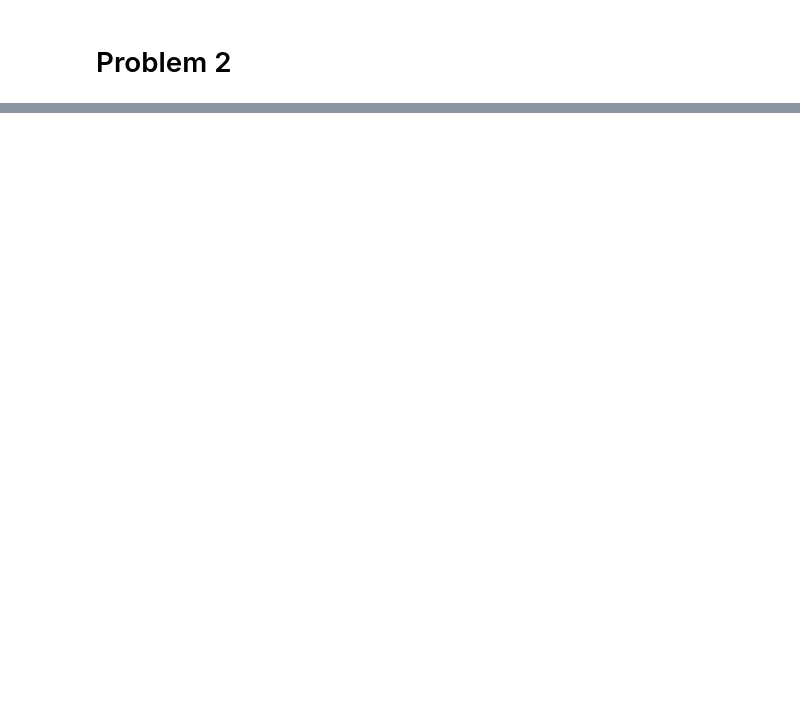
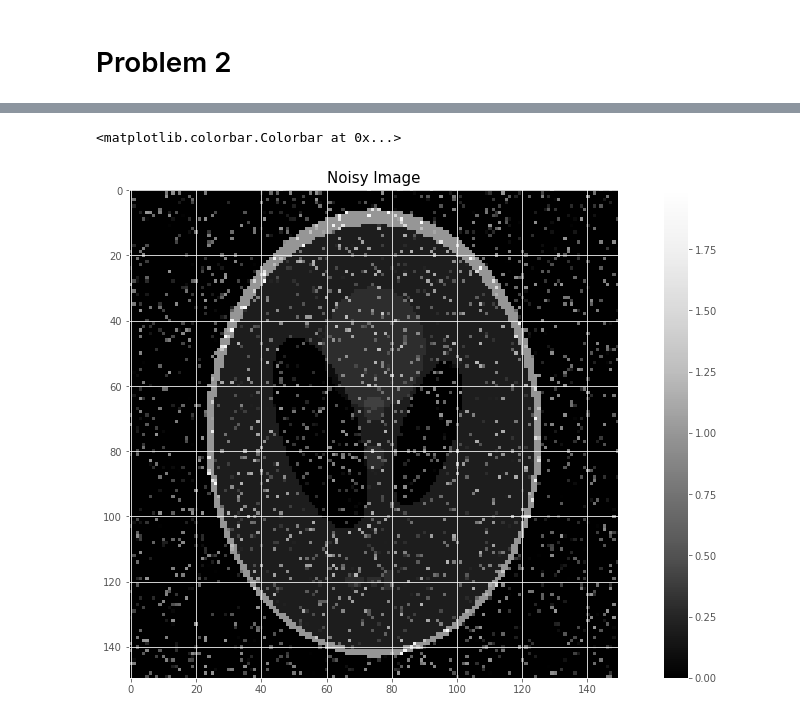
Before and after one commit to brfi3983/Advanced-Convex-Optimization, a Jupyter notebook: HW7-8/hw8.ipynb, the cells around one changed output, grey strips where cells are left out. Drawn from its saved outputs; the diff is of its cells as text; code cells hidden in the pictures; blank space fills up the shorter version.

```diff
--- a/HW7-8/hw8.ipynb
+++ b/HW7-8/hw8.ipynb
@@ -207,0 +366,31 @@ def prox_descent():
+# %%
+def image_noise(image, noise_percent):
+    # Setting up image for random noise
+    shape = image.shape
+    image_vector = np.array(image).flatten()
+    n = len(image_vector)
+
+    # Picking random indicies from image
+    indices = np.random.randint(n, size=int(n*noise_percent))
+
+    # Creating random noise from (0,1)
+    noise = np.random.rand(int(n*noise_percent))
+
+    # Applying noise to image
+    image_vector[indices] += noise
+
+    # Reshaping image to original dimensions
+    noisy_image = image_vector.reshape(shape)
+
+    return noisy_image
+# %%
+# Create Noise for the image
+Y = image_noise(image, 0.1)
+
+# Plotting noisy image
+plt.imshow(Y, cmap=color_map.reversed())
+plt.title('Noisy Image', fontsize=15)
+plt.colorbar()
+# %% [output]
+<matplotlib.colorbar.Colorbar at 0x...>
+[figure, added]
```
Also changed, not shown: parts of 25 cells of this notebook, 3 other files.
